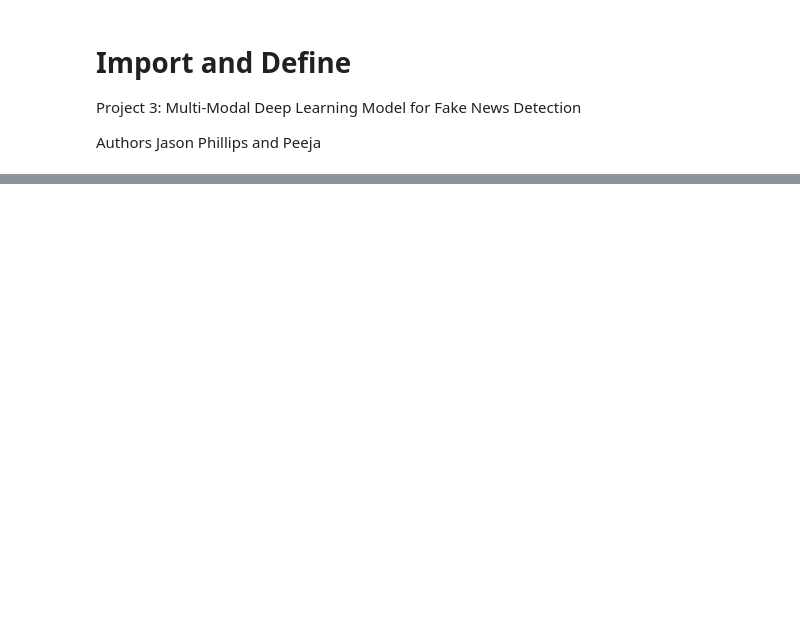
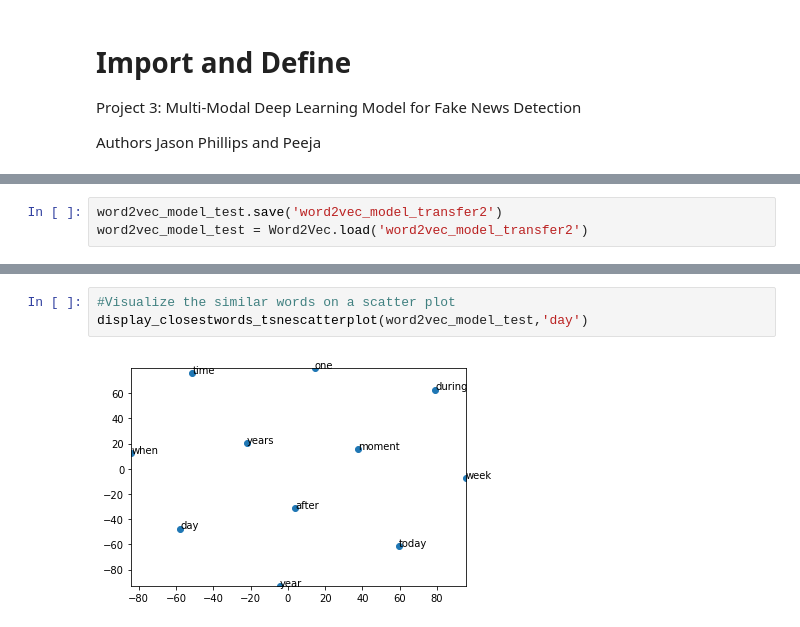
Before and after one commit to JasonTPhillipsJr/CSC215, a Jupyter notebook: Project_3.ipynb, the cells around one changed output, grey strips where cells are left out. Cells and saved outputs as stored; diff of their text form; blank space fills up the shorter version.

```diff
--- a/Project_3.ipynb
+++ b/Project_3.ipynb
@@ -298,0 +516,3 @@ tweets
+# %%
+word2vec_model_test.save('word2vec_model_transfer2')
+word2vec_model_test = Word2Vec.load('word2vec_model_transfer2')
@@ -298,0 +543,5 @@ tweets
+# %%
+#Visualize the similar words on a scatter plot
+display_closestwords_tsnescatterplot(word2vec_model_test,'day')
+# %% [output]
+[figure, added]
```
Also changed, not shown: parts of 69 cells of this notebook.
